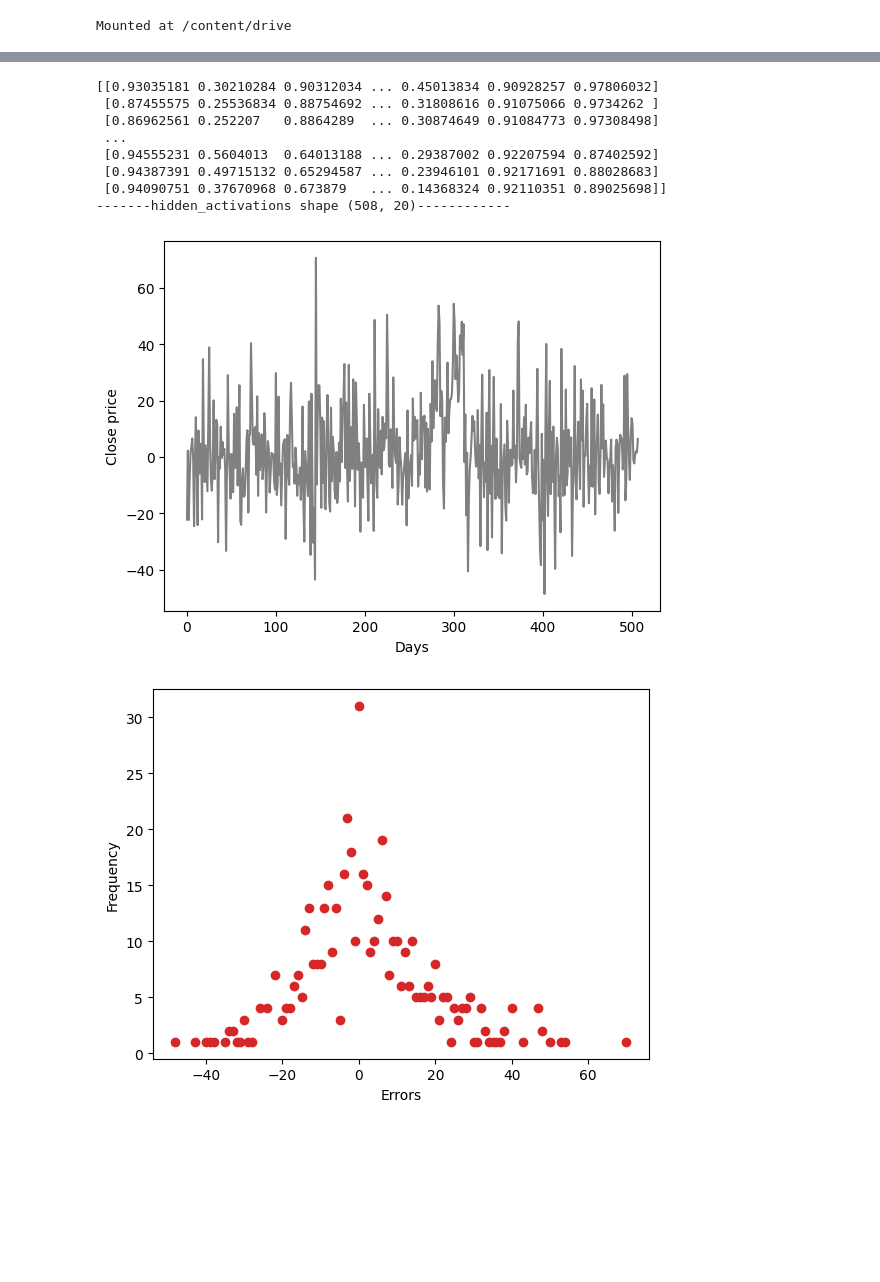
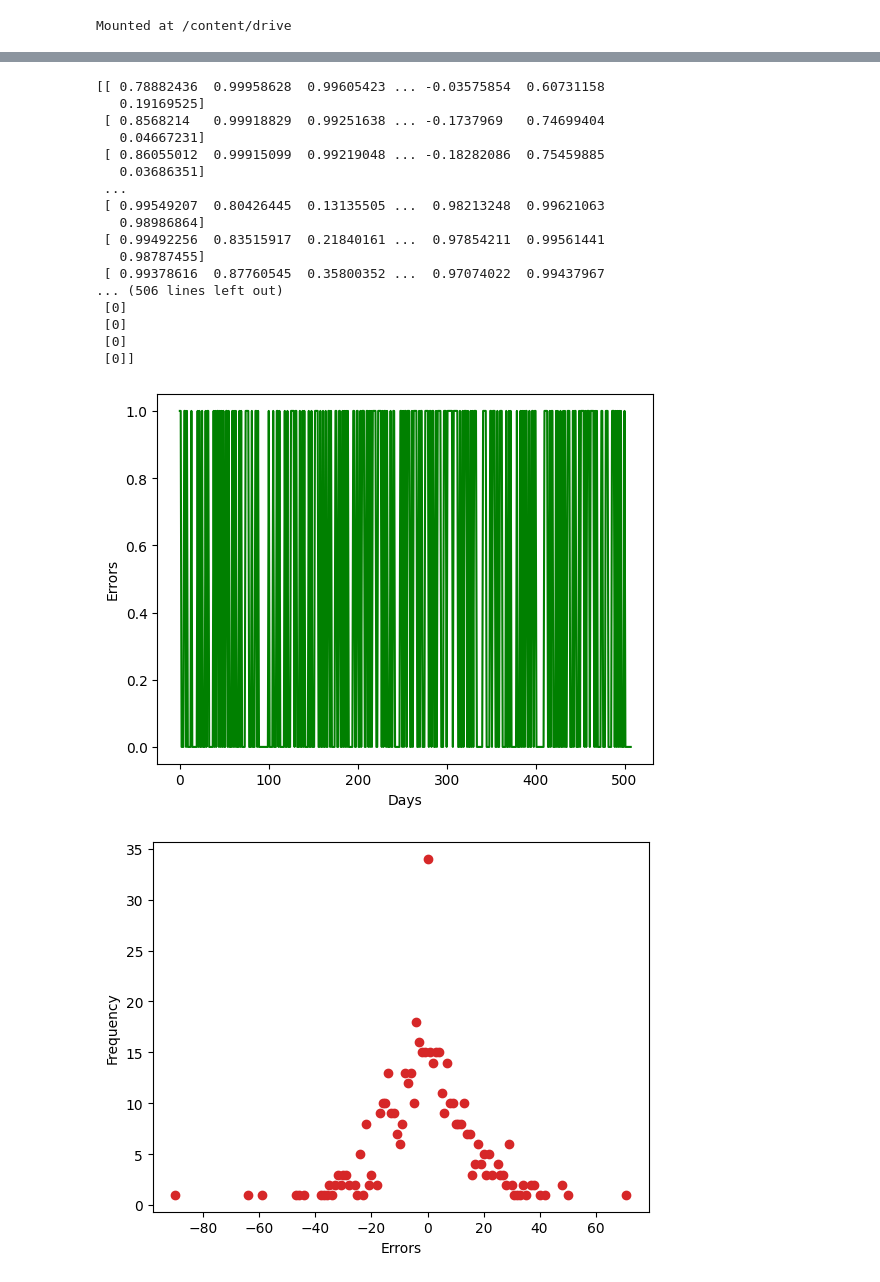
Before and after one commit to MISJasonChuang/drift_detection, a Jupyter notebook: ELM_regression.ipynb, the cells around one changed output, grey strips where cells are left out. Cells and saved outputs as stored; diff of their text form; code cells hidden in the pictures; blank space fills up the shorter version.

Commit message:
[feat] using previous prices as threshold

```diff
--- a/ELM_regression.ipynb
+++ b/ELM_regression.ipynb
@@ -1225,7 +1227,7 @@ def handle_datasets(show_fig: bool = False) -> list:
         plt.xlabel("Days")
         plt.ylabel("Close price")
         plt.show(block=False)
-        # show 3 seconds
+        # show 5 seconds
         plt.pause(5)
     x_train, x_test = to_ndarray(x)
     y_train, y_test = to_ndarray(y)
@@ -1233,7 +1235,7 @@ def handle_datasets(show_fig: bool = False) -> list:
     return res
 
 
-def to_ndarray(df: pd.DataFrame, split: float = 0.8) -> np.ndarray:
+def to_ndarray(df: pd.Series, split: float = 0.8):
     nd = df.to_numpy()
     train_set, test_set = np.split(nd, [int(split * len(nd))])
     train_set = train_set.reshape(-1, 1)
@@ -1243,8 +1245,8 @@ def to_ndarray(df: pd.DataFrame, split: float = 0.8) -> np.ndarray:
     return train_set, test_set
 
 
-def main(datasets: list, show_fig: bool = False):
-    elmr = ELMRegressor(n_hidden=20, random_state=1)
+def main(datasets: list,nodes: int = 20, show_fig: bool = False):
+    elmr = ELMRegressor(n_hidden=nodes, random_state=1)
     x_train, y_train, x_test, y_test = (
         datasets[0],
         datasets[1],
@@ -1254,45 +1256,61 @@ def main(datasets: list, show_fig: bool = False):
     elmr = elmr.fit(x_train, y_train)
     # Inverse Transform the Predictions(real world value)
     y_pred = sc.inverse_transform(elmr.predict(x_test))
     y_actual = sc.inverse_transform(y_test)
-    # plot value: diff = predict(x_test) - y_test
+    y_prev = np.insert(y_actual, 0, y_actual[0], axis=0)
+    y_prev = y_prev[:-1]
     abs_diff = abs(y_pred - y_actual)
     diff = y_pred - y_actual
-    # calculate errors frequency
+    prev_diff = abs(y_prev - y_actual)
+    bin = abs_diff - prev_diff
+    # if y prediction errors > naive errors, prediction errors, return 1
+    error_rates = np.where(bin>0, 1, 0)
+    print(error_rates)
+
+    # errors frequency
     stat = np.array(np.unique(diff.astype(int), return_counts=True)).T
     errors = list()
     freq = list()
     for pair in stat:
         errors.append(pair[0])
         freq.append(pair[1])
     if show_fig:
         plt.clf()
-        plt.plot(diff, color="grey")
-        # plt.plot(abs_diff, color="green")
+        # plt.plot(diff, color="grey")
+        plt.plot(error_rates, color="green")
         plt.xlabel("Days")
-        plt.ylabel("Close price")
+        plt.ylabel("Errors")
         plt.show(block=False)
         plt.pause(5)
         plt.clf()
         plt.scatter(errors, freq, c="#d62728")
         plt.xlabel("Errors")
         plt.ylabel("Frequency")
         plt.show(block=False)
         plt.pause(5)
 
 
 if __name__ == "__main__":
     datasets = handle_datasets(show_fig=True)
-    main(datasets, show_fig=True)
+    main(datasets, nodes=40, show_fig=True)
 # %% [output]
 [figure]
-[[0.93035181 0.30210284 0.90312034 ... 0.45013834 0.90928257 0.97806032]
- [0.87455575 0.25536834 0.88754692 ... 0.31808616 0.91075066 0.9734262 ]
- [0.86962561 0.252207   0.8864289  ... 0.30874649 0.91084773 0.97308498]
+[[ 0.78882436  0.99958628  0.99605423 ... -0.03575854  0.60731158
+   0.19169525]
+ [ 0.8568214   0.99918829  0.99251638 ... -0.1737969   0.74699404
+   0.04667231]
+ [ 0.86055012  0.99915099  0.99219048 ... -0.18282086  0.75459885
+   0.03686351]
  ...
- [0.94555231 0.5604013  0.64013188 ... 0.29387002 0.92207594 0.87402592]
- [0.94387391 0.49715132 0.65294587 ... 0.23946101 0.92171691 0.88028683]
- [0.94090751 0.37670968 0.673879   ... 0.14368324 0.92110351 0.89025698]]
--------hidden_activations shape (508, 20)------------
+ [ 0.99549207  0.80426445  0.13135505 ...  0.98213248  0.99621063
+   0.98986864]
+ [ 0.99492256  0.83515917  0.21840161 ...  0.97854211  0.99561441
+   0.98787455]
+ [ 0.99378616  0.87760545  0.35800352 ...  0.97074022  0.99437967
+... (506 lines left out)
+ [0]
+ [0]
+ [0]
+ [0]]
-[figure, old version]
+[figure, new version]
-[figure, old version]
+[figure, new version]
```
Also changed, not shown: parts of 1 cell of this notebook.
